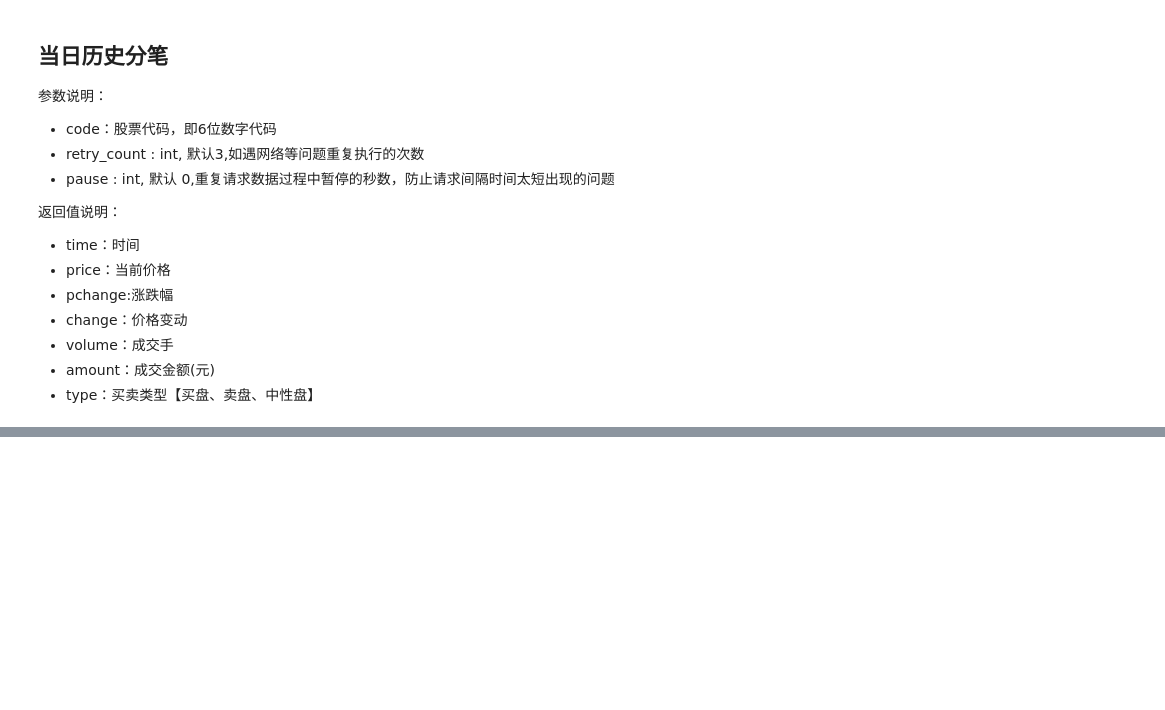
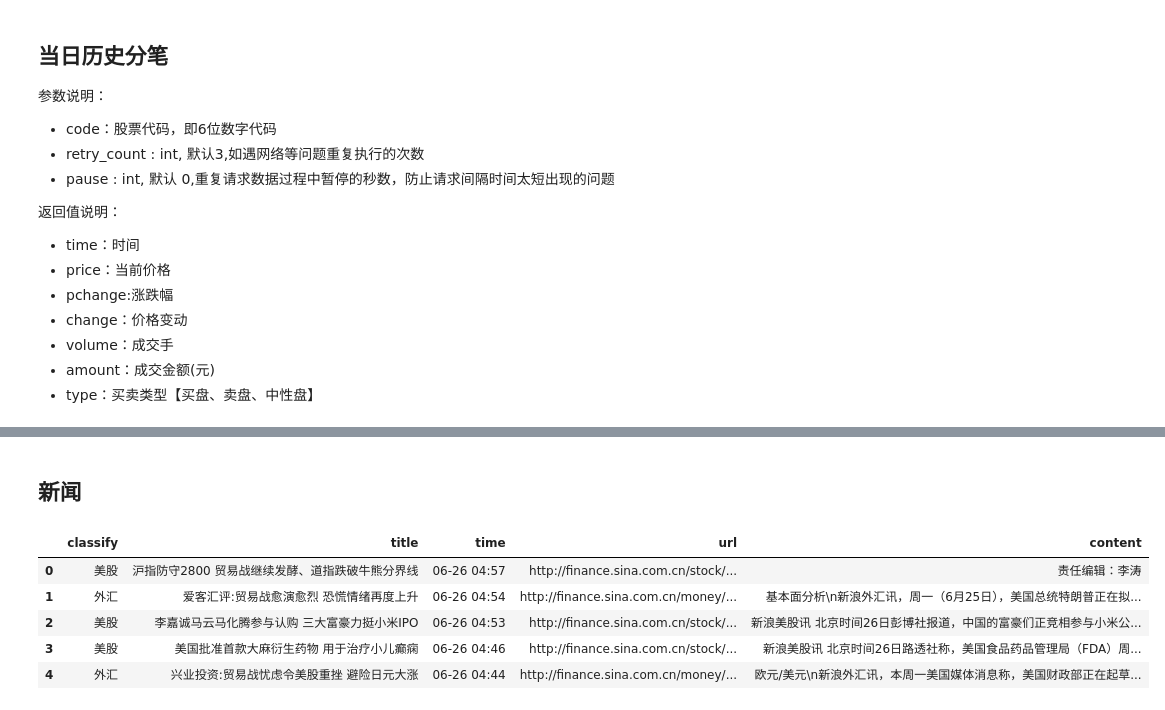
Before and after one commit to syscheme/penny, a Jupyter notebook: tushare-today.ipynb, the cells around one changed output, grey strips where cells are left out. Drawn from its saved outputs; the diff is of its cells as text; code cells hidden in the pictures; blank space fills up the shorter version.

```diff
--- a/tushare-today.ipynb
+++ b/tushare-today.ipynb
@@ -156,0 +157,12 @@ df.head(10)
+# %% [markdown]
+## 新闻
+# %%
+ts.get_latest_news() #默认获取最近80条新闻数据，只提供新闻类型、链接和标题
+# ts.get_latest_news(top=5,show_content=True) #显示最新5条新闻，并打印出新闻内容
+# %% [output]
+|  | classify | title | time | url | content |
+| 0 | 美股 | 沪指防守2800 贸易战继续发酵、道指跌破牛熊分界线 | 06-26 04:57 | http://finance.sina.com.cn/stock/... | 责任编辑：李涛 |
+| 1 | 外汇 | 爱客汇评:贸易战愈演愈烈 恐慌情绪再度上升 | 06-26 04:54 | http://finance.sina.com.cn/money/... | 基本面分析\n新浪外汇讯，周一（6月25日），美国总统特朗普正在拟... |
+| 2 | 美股 | 李嘉诚马云马化腾参与认购 三大富豪力挺小米IPO | 06-26 04:53 | http://finance.sina.com.cn/stock/... | 新浪美股讯 北京时间26日彭博社报道，中国的富豪们正竞相参与小米公... |
+| 3 | 美股 | 美国批准首款大麻衍生药物 用于治疗小儿癫痫 | 06-26 04:46 | http://finance.sina.com.cn/stock/... | 新浪美股讯 北京时间26日路透社称，美国食品药品管理局（FDA）周... |
+| 4 | 外汇 | 兴业投资:贸易战忧虑令美股重挫 避险日元大涨 | 06-26 04:44 | http://finance.sina.com.cn/money/... | 欧元/美元\n新浪外汇讯，本周一美国媒体消息称，美国财政部正在起草... |
```
Also changed, not shown: parts of 8 cells of this notebook, 1 other file.
